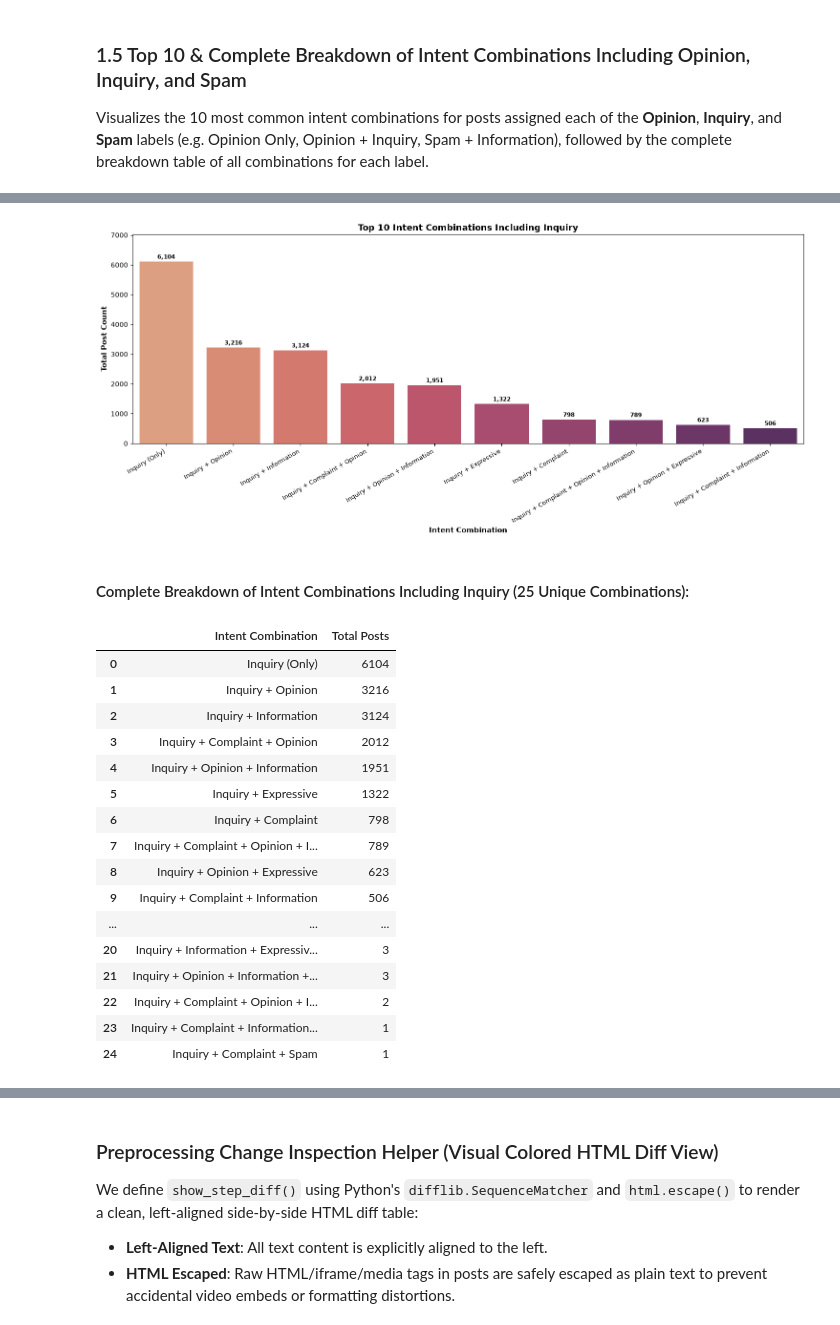
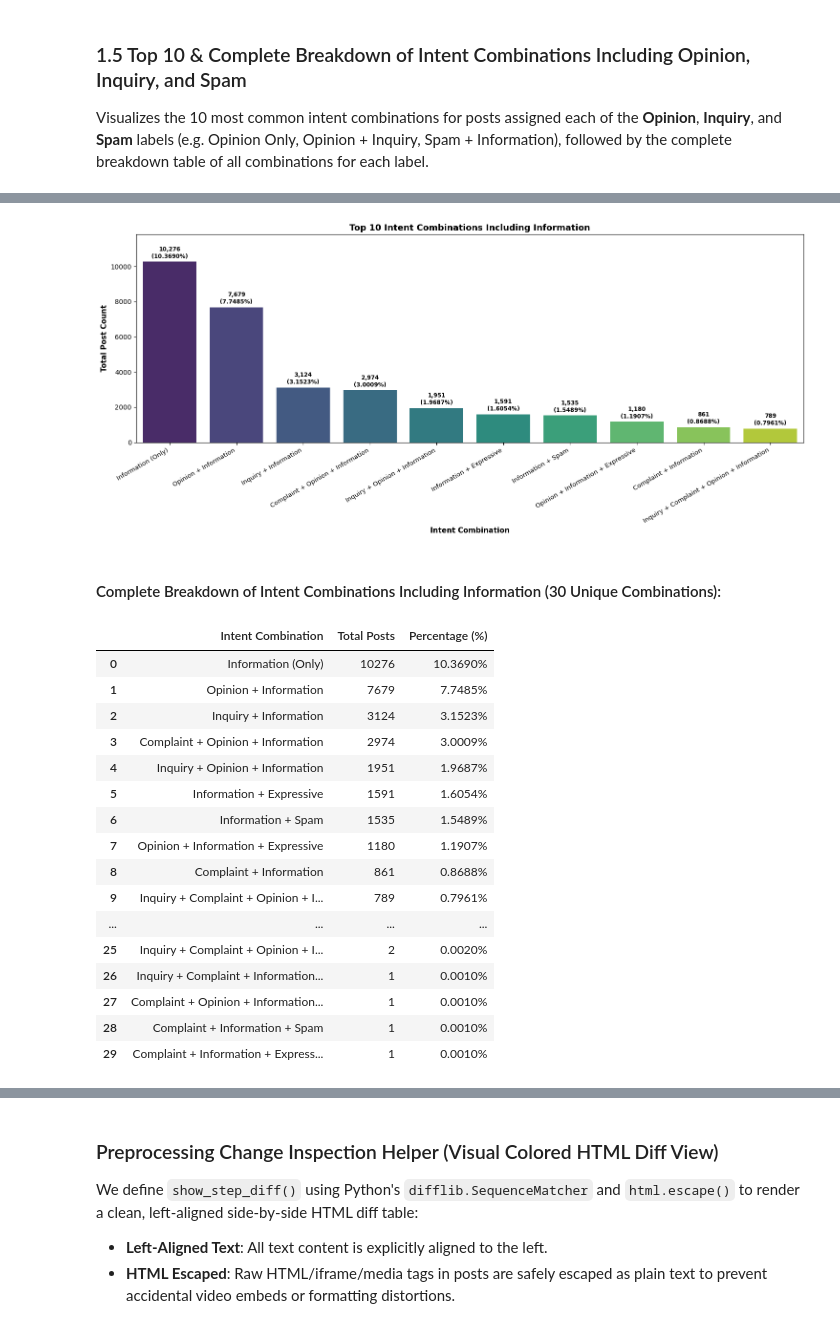
Before and after one commit to wjnotl/online-forum-communicative-intent-classification, a Jupyter notebook: intent classification.ipynb, the cells around one changed output, grey strips where cells are left out. Drawn from its saved outputs; the diff is of its cells as text; code cells hidden in the pictures.

Commit message:
added more intent combo, change decimals to 4 digits

```diff
--- a/intent classification.ipynb
+++ b/intent classification.ipynb
@@ -154,7 +154,7 @@ plt.ylabel("Total Post Count", fontsize=11, fontweight='bold')
 plt.ylim(0, top_10_combinations.values[0] * 1.15)
 plt.xticks(rotation=30, ha='right', fontsize=9.5)
 for i, v in enumerate(top_10_combinations.values):
-    plt.text(i, v + 350, f"{v:,}\n({v/len(df)*100:.2f}%)", ha='center', fontsize=8.5, fontweight='bold')
+    plt.text(i, v + 350, f"{v:,}\n({v/len(df)*100:.4f}%)", ha='center', fontsize=8.5, fontweight='bold')
 plt.tight_layout()
 plt.show()
 # %% [output]
@@ -208,16 +302,17 @@ plt.ylabel("Total Post Count", fontsize=11, fontweight='bold')
 plt.ylim(0, top_10_opinion.values[0] * 1.15)
 plt.xticks(rotation=30, ha='right', fontsize=9.5)
 for i, v in enumerate(top_10_opinion.values):
-    plt.text(i, v + 100, f"{v:,}", ha='center', fontsize=8.5, fontweight='bold')
+    plt.text(i, v + top_10_opinion.values[0]*0.02, f"{v:,}\n({v/len(df)*100:.4f}%)", ha='center', fontsize=8.5, fontweight='bold')
 plt.tight_layout()
 plt.show()
 
-# Table: Complete breakdown of all combinations including Opinion (count only)
+# Table: Complete breakdown of all combinations including Opinion (count + percentage)
 opinion_combo_df = pd.DataFrame({
     "Intent Combination": opinion_combinations.index,
-    "Total Posts": opinion_combinations.values
+    "Total Posts": opinion_combinations.values,
+    "Percentage (%)": (opinion_combinations.values / len(df) * 100).round(4)
 })
 
 printmd(f"#### Complete Breakdown of Intent Combinations Including Opinion ({len(opinion_combinations)} Unique Combinations):")
-display(opinion_combo_df)
+display(opinion_combo_df.style.format({"Percentage (%)": "{:.4f}%"}))
 # %% [output]
@@ -243,46 +338,47 @@ display(opinion_combo_df)
 # %%
-# Filter combinations containing Inquiry
-inquiry_combinations = df[df['Inquiry'] == 1]['intent_combination'].value_counts()
-top_10_inquiry = inquiry_combinations.head(10)
+# Filter combinations containing Information
+information_combinations = df[df['Information'] == 1]['intent_combination'].value_counts()
+top_10_information = information_combinations.head(10)
 
-# Graph: Top 10 combinations including Inquiry
+# Graph: Top 10 combinations including Information
 plt.figure(figsize=(15, 6.8))
-sns.barplot(x=top_10_inquiry.index, y=top_10_inquiry.values, palette="flare")
-plt.title("Top 10 Intent Combinations Including Inquiry", fontsize=13, fontweight='bold')
+sns.barplot(x=top_10_information.index, y=top_10_information.values, palette="viridis")
+plt.title("Top 10 Intent Combinations Including Information", fontsize=13, fontweight='bold')
 plt.xlabel("Intent Combination", fontsize=11, fontweight='bold')
 plt.ylabel("Total Post Count", fontsize=11, fontweight='bold')
-plt.ylim(0, top_10_inquiry.values[0] * 1.15)
+plt.ylim(0, top_10_information.values[0] * 1.15)
 plt.xticks(rotation=30, ha='right', fontsize=9.5)
-for i, v in enumerate(top_10_inquiry.values):
-    plt.text(i, v + 100, f"{v:,}", ha='center', fontsize=8.5, fontweight='bold')
+for i, v in enumerate(top_10_information.values):
+    plt.text(i, v + top_10_information.values[0]*0.02, f"{v:,}\n({v/len(df)*100:.4f}%)", ha='center', fontsize=8.5, fontweight='bold')
 plt.tight_layout()
 plt.show()
 
-# Table: Complete breakdown of all combinations including Inquiry (count only)
-inquiry_combo_df = pd.DataFrame({
-    "Intent Combination": inquiry_combinations.index,
-    "Total Posts": inquiry_combinations.values
+# Table: Complete breakdown of all combinations including Information (count + percentage)
+information_combo_df = pd.DataFrame({
+    "Intent Combination": information_combinations.index,
+    "Total Posts": information_combinations.values,
+    "Percentage (%)": (information_combinations.values / len(df) * 100).round(4)
 })
 
-printmd(f"#### Complete Breakdown of Intent Combinations Including Inquiry ({len(inquiry_combinations)} Unique Combinations):")
-display(inquiry_combo_df)
+printmd(f"#### Complete Breakdown of Intent Combinations Including Information ({len(information_combinations)} Unique Combinations):")
+display(information_combo_df.style.format({"Percentage (%)": "{:.4f}%"}))
 # %% [output]
-[figure, old version]
+[figure, new version]
-#### Complete Breakdown of Intent Combinations Including Inquiry (25 Unique Combinations):
+#### Complete Breakdown of Intent Combinations Including Information (30 Unique Combinations):
-|  | Intent Combination | Total Posts |
-| 0 | Inquiry (Only) | 6104 |
-| 1 | Inquiry + Opinion | 3216 |
-| 2 | Inquiry + Information | 3124 |
-| 3 | Inquiry + Complaint + Opinion | 2012 |
-| 4 | Inquiry + Opinion + Information | 1951 |
-| 5 | Inquiry + Expressive | 1322 |
-| 6 | Inquiry + Complaint | 798 |
-| 7 | Inquiry + Complaint + Opinion + I... | 789 |
-| 8 | Inquiry + Opinion + Expressive | 623 |
-| 9 | Inquiry + Complaint + Information | 506 |
-| ... | ... | ... |
-| 20 | Inquiry + Information + Expressiv... | 3 |
-| 21 | Inquiry + Opinion + Information +... | 3 |
-| 22 | Inquiry + Complaint + Opinion + I... | 2 |
-| 23 | Inquiry + Complaint + Information... | 1 |
-| 24 | Inquiry + Complaint + Spam | 1 |
+|  | Intent Combination | Total Posts | Percentage (%) |
+| 0 | Information (Only) | 10276 | 10.3690% |
+| 1 | Opinion + Information | 7679 | 7.7485% |
+| 2 | Inquiry + Information | 3124 | 3.1523% |
+| 3 | Complaint + Opinion + Information | 2974 | 3.0009% |
+| 4 | Inquiry + Opinion + Information | 1951 | 1.9687% |
+| 5 | Information + Expressive | 1591 | 1.6054% |
+| 6 | Information + Spam | 1535 | 1.5489% |
+| 7 | Opinion + Information + Expressive | 1180 | 1.1907% |
+| 8 | Complaint + Information | 861 | 0.8688% |
+| 9 | Inquiry + Complaint + Opinion + I... | 789 | 0.7961% |
+| ... | ... | ... | ... |
+| 25 | Inquiry + Complaint + Opinion + I... | 2 | 0.0020% |
+| 26 | Inquiry + Complaint + Information... | 1 | 0.0010% |
+| 27 | Complaint + Opinion + Information... | 1 | 0.0010% |
+| 28 | Complaint + Information + Spam | 1 | 0.0010% |
+| 29 | Complaint + Information + Express... | 1 | 0.0010% |
```
Also changed, not shown: parts of 35 cells of this notebook.
